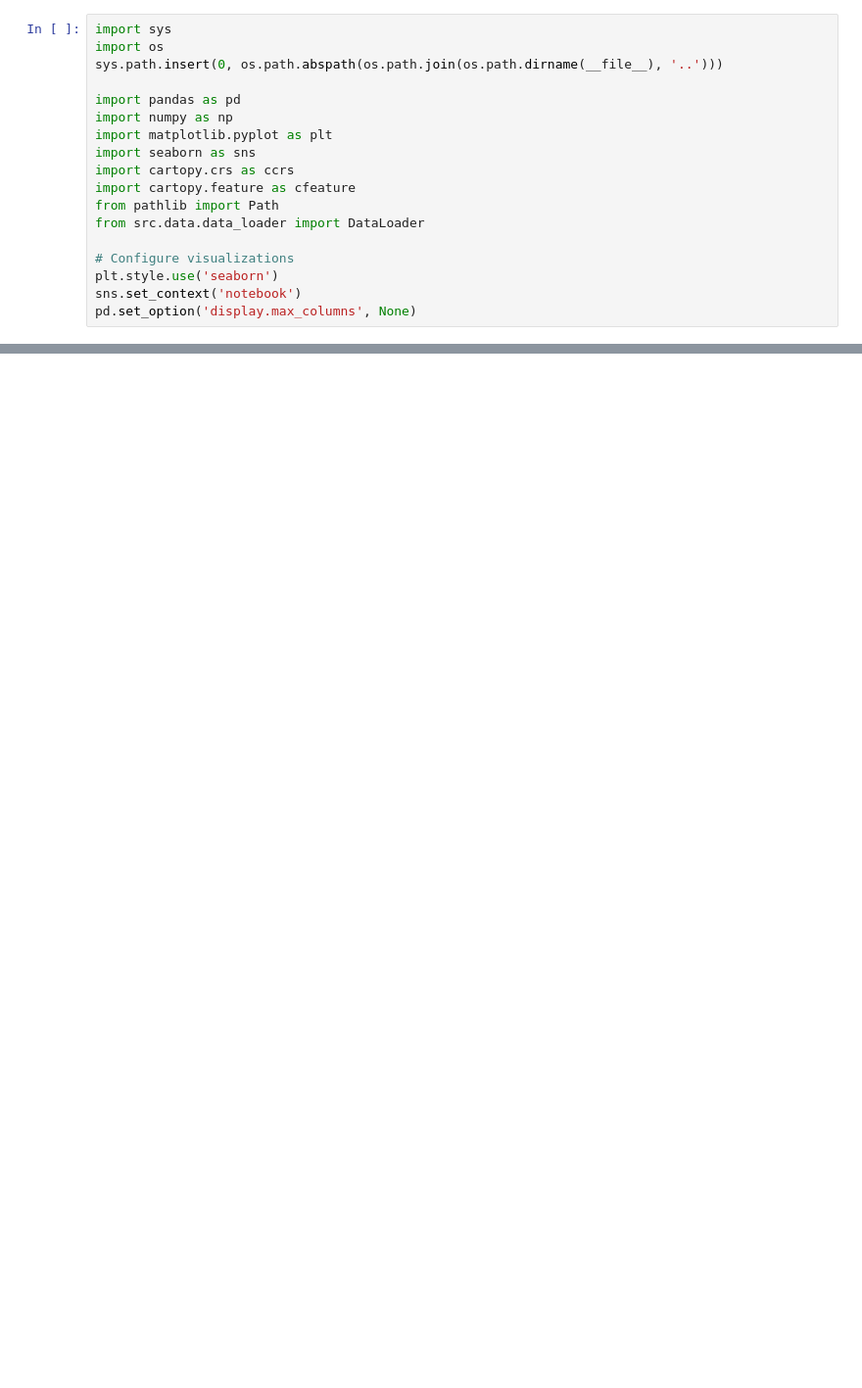
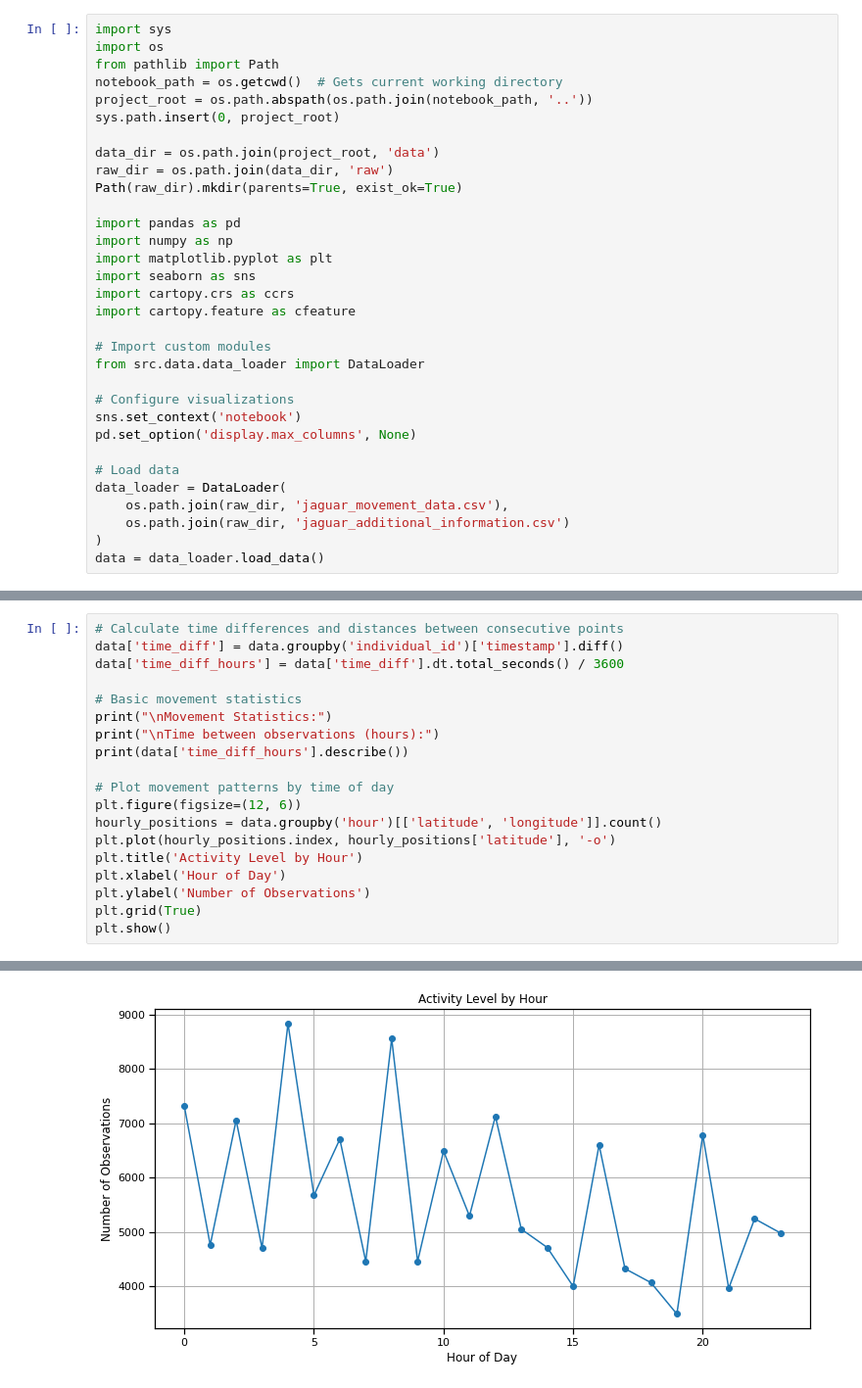
Before and after one commit to RicardoFernandes17/MLProject2024, a Jupyter notebook: notebooks/data_exploration.ipynb, the cells around one changed output, grey strips where cells are left out. Shown at 98% size. Saved outputs shown, nothing was run; the diff lists cells and outputs as text; blank space fills up the shorter version.

```diff
--- a/notebooks/data_exploration.ipynb
+++ b/notebooks/data_exploration.ipynb
@@ -12,7 +7,14 @@ This notebook explores the raw jaguar movement data to understand patterns and c
 # %%
 import sys
 import os
-sys.path.insert(0, os.path.abspath(os.path.join(os.path.dirname(__file__), '..')))
+from pathlib import Path
+notebook_path = os.getcwd()  # Gets current working directory
+project_root = os.path.abspath(os.path.join(notebook_path, '..'))
+sys.path.insert(0, project_root)
+
+data_dir = os.path.join(project_root, 'data')
+raw_dir = os.path.join(data_dir, 'raw')
+Path(raw_dir).mkdir(parents=True, exist_ok=True)
 
 import pandas as pd
 import numpy as np
@@ -20,11 +22,18 @@ import matplotlib.pyplot as plt
 import seaborn as sns
 import cartopy.crs as ccrs
 import cartopy.feature as cfeature
-from pathlib import Path
+
+# Import custom modules
 from src.data.data_loader import DataLoader
 
 # Configure visualizations
-plt.style.use('seaborn')
 sns.set_context('notebook')
 pd.set_option('display.max_columns', None)
+
+# Load data
+data_loader = DataLoader(
+    os.path.join(raw_dir, 'jaguar_movement_data.csv'),
+    os.path.join(raw_dir, 'jaguar_additional_information.csv')
+)
+data = data_loader.load_data()
 # %% [markdown]
@@ -149,0 +235,20 @@ plt.show()
+# %%
+# Calculate time differences and distances between consecutive points
+data['time_diff'] = data.groupby('individual_id')['timestamp'].diff()
+data['time_diff_hours'] = data['time_diff'].dt.total_seconds() / 3600
+
+# Basic movement statistics
+print("\nMovement Statistics:")
+print("\nTime between observations (hours):")
+print(data['time_diff_hours'].describe())
+
+# Plot movement patterns by time of day
+plt.figure(figsize=(12, 6))
+hourly_positions = data.groupby('hour')[['latitude', 'longitude']].count()
+plt.plot(hourly_positions.index, hourly_positions['latitude'], '-o')
+plt.title('Activity Level by Hour')
+plt.xlabel('Hour of Day')
+plt.ylabel('Number of Observations')
+plt.grid(True)
+plt.show()
+# %% [output]
@@ -149,0 +267 @@ plt.show()
+[figure, added]
```
Also changed, not shown: parts of 14 cells of this notebook, 10 other files.
